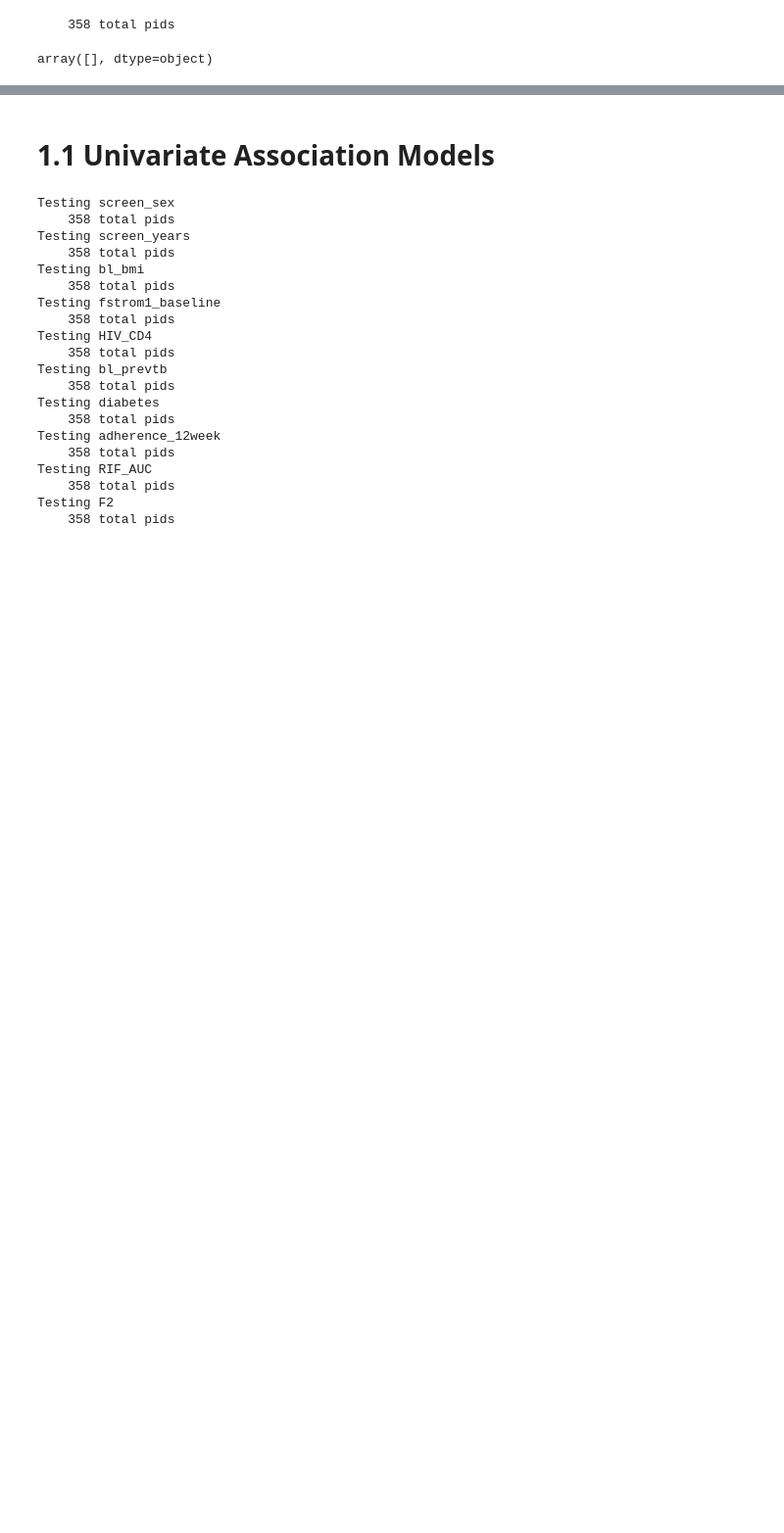
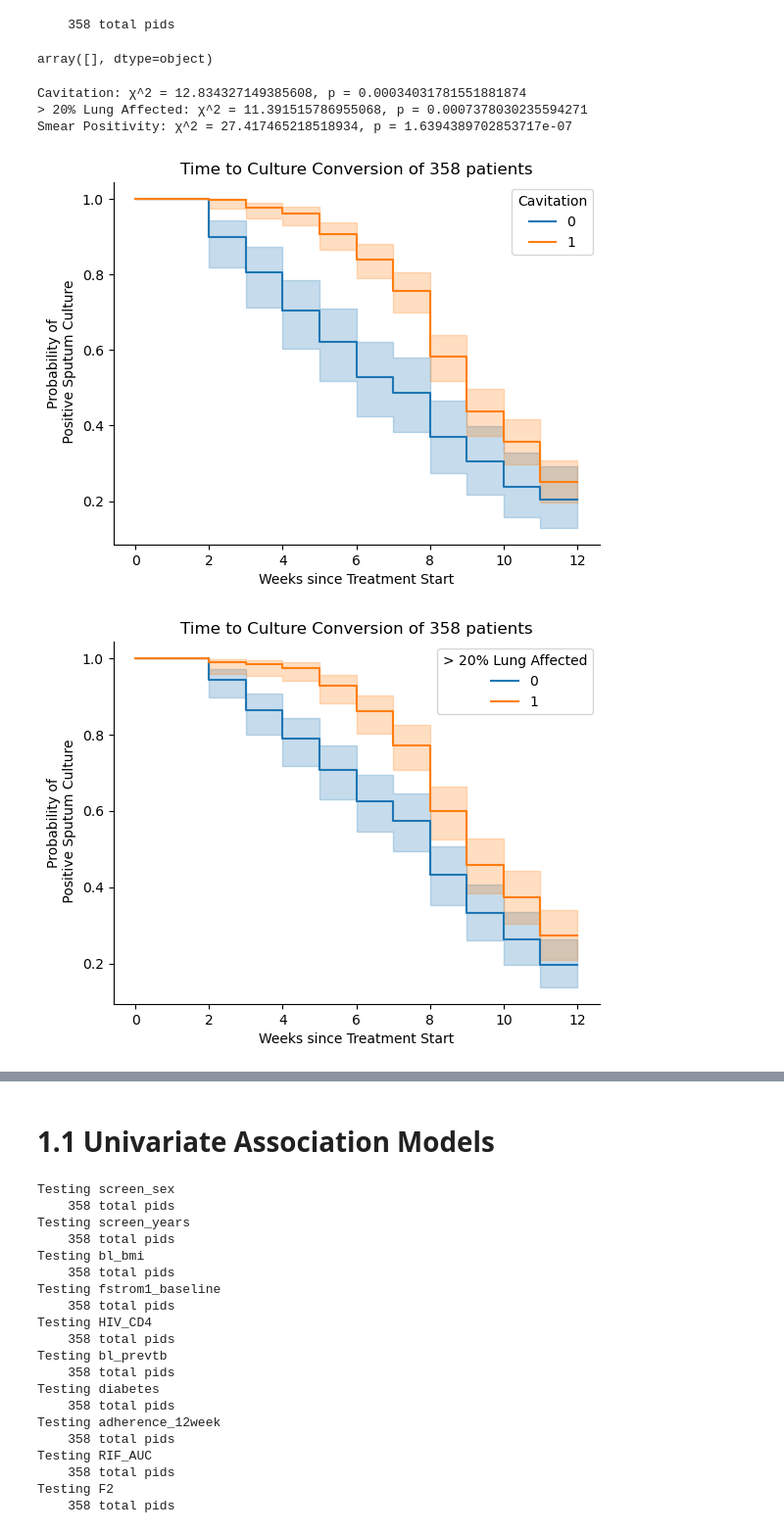
Before and after one commit to sanju99/MtbQuantCNN, a Jupyter notebook: analysis/TRUST/TCC.ipynb, the cells around one changed output, grey strips where cells are left out. Shown at 98% size. Drawn from its saved outputs; the diff is of its cells as text; code cells hidden in the pictures; blank space fills up the shorter version.

```diff
--- a/analysis/TRUST/TCC.ipynb
+++ b/analysis/TRUST/TCC.ipynb
@@ -1004,3 +994,49 @@ array([], dtype=object)
 #                                                     raise_on_fail=False,
 #                                                     show_plots=True
 #                                                    )
+# %%
+df_last_imp_for_KM = df_imputed.loc[df_imputed['.imp']==30].merge(df_TCC_imputed_all.query("imp_num==30")[['pid', 'TCC', 'culture_convert']], on='pid')
+df_last_imp_for_KM['high_lung_involvement'] = (df_last_imp_for_KM['predicted_label'] > 20).astype(int)
+
+stratify_covariates = ['cxr_cavity_chest_radiograph_1', 'high_lung_involvement', 'smear_pos_no_contam_sputum_specimen_1']
+
+labels_lst = ['Cavitation', '> 20% Lung Affected', 'Smear Positivity']
+labels_dict = dict(zip(stratify_covariates, labels_lst))
+
+color_dict = dict(zip([0, 1], sns.color_palette().as_hex()))
+
+for variable in stratify_covariates:
+
+    fig, ax = plt.subplots()
+
+    df_last_imp_for_KM[variable] = df_last_imp_for_KM[variable].astype(int)
+
+    # sort so that 0 is plotted before 1
+    for group in np.sort(df_last_imp_for_KM[variable].unique()):
+
+        df_single_group = df_last_imp_for_KM.query(f"{variable}==@group")
+        kmf.fit(df_single_group['TCC'], event_observed=df_single_group['culture_convert'], label=group)
+        kmf.plot_survival_function(ax=ax, show_censors=False, color=color_dict[group], censor_styles={"marker": "+", "ms": 8, "mew": 0.5})#, label=f"{labels_dict[group]} = {len(df_single_group)}")
+
+        plt.legend(title=labels_dict[variable])
+
+    logRank_test_results = lifelines.statistics.logrank_test(durations_A=df_last_imp_for_KM.query(f"{variable}==1")['TCC'],
+                                                              durations_B=df_last_imp_for_KM.query(f"{variable}==0")['TCC'],
+                                                              event_observed_A=df_last_imp_for_KM.query(f"{variable}==1")['culture_convert'],
+                                                              event_observed_B=df_last_imp_for_KM.query(f"{variable}==0")['culture_convert'],
+                                                             )
+
+    print(f"{labels_dict[variable]}: χ^2 = {logRank_test_results.test_statistic}, p = {logRank_test_results.p_value}")
+
+    sns.despine()
+    plt.title(f"Time to Culture Conversion of {df_last_imp_for_KM.pid.nunique()} patients")
+    plt.ylabel("Probability of\n Positive Sputum Culture") #
+    plt.xlabel("Weeks since Treatment Start")
+    sns.despine()
+    plt.savefig(f"figures/KM_estimate_TCC_stratified_{labels_dict[variable]}.svg", bbox_inches='tight')
+# %% [output]
+Cavitation: χ^2 = 12.834327149385608, p = 0.00034031781551881874
+> 20% Lung Affected: χ^2 = 11.391515786955068, p = 0.0007378030235594271
+Smear Positivity: χ^2 = 27.417465218518934, p = 1.6394389702853717e-07
+[figure, added]
+[figure, added]
```
Also changed, not shown: parts of 4 cells of this notebook, 5 other files.
